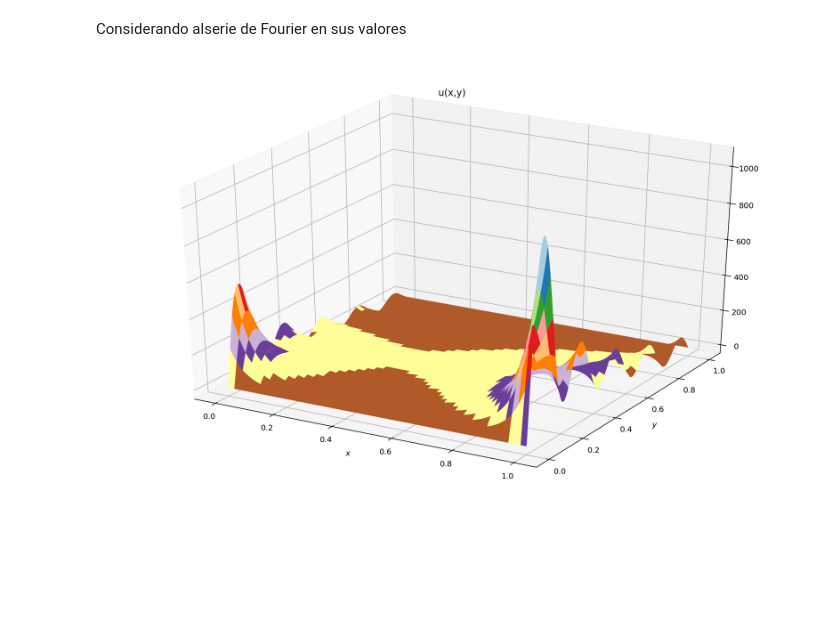
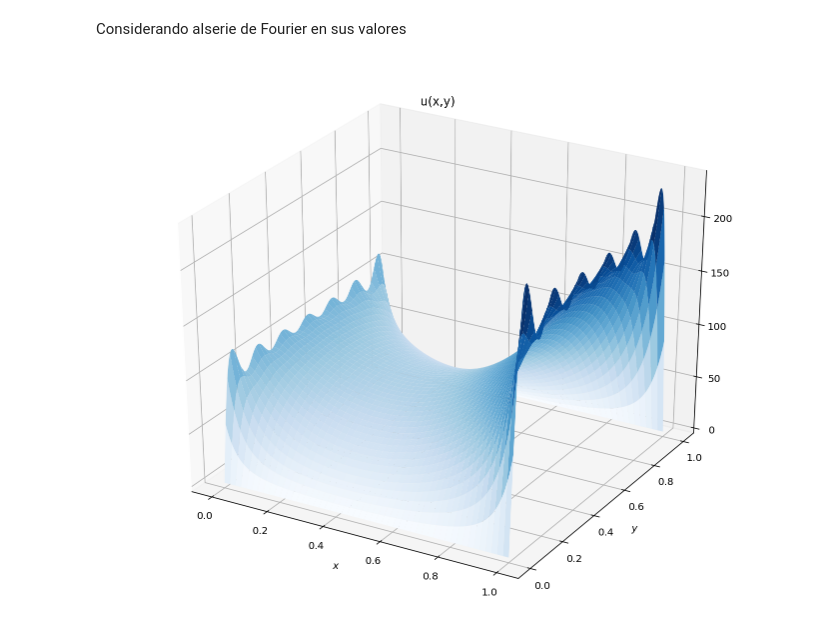
Before and after one commit to Rodrigocid17/Graficas-codigos, a Jupyter notebook: TA2/IncisoaLaplace.ipynb, the cells around one changed output. Saved outputs shown, nothing was run; the diff lists cells and outputs as text; code cells hidden in the pictures; blank space fills up the shorter version.

```diff
--- a/TA2/IncisoaLaplace.ipynb
+++ b/TA2/IncisoaLaplace.ipynb
@@ -28,28 +28,26 @@ y= linspace(0,1,1000)
 Considerando alserie de Fourier en sus valores
 # %%
 def u_x_y(x,y):
-    N = 10
-
+    N = 15
     f = zeros ((len(x),len(y)))
-    for w in range(len(y)):
+    for u in range(len(y)):
         for n in range(1,N):
-          a = (200*(1+(-1)^(n+1)))/(n*pi)
-          b = (200*(1+(-1)^(n+1))*(2-cosh(n*pi)))/((n*pi)*sinh(n*pi))
-          f[:,w] += sin(n*pi*x)*(a*cosh(n*pi*y[w])+b*sinh(n*pi*y[w]))
+          a = (200*(1+(-1)**(n+1)))/(n*pi)
+          b = (200*(1+(-1)**(n+1))*(2-cosh(n*pi)))/((n*pi)*sinh(n*pi))
+          f[:,u] += sin(n*pi*x)*(a*cosh(n*pi*y[u])+b*sinh(n*pi*y[u]))
     return f
 # %%
 from mpl_toolkits.mplot3d import Axes3D
 
-fig = plt.figure(figsize=(16,10))
+fig = plt.figure(figsize=(12,10))
 ax = fig.add_subplot(111, projection="3d")
 
 X,Y = np.meshgrid(x,y)
 
 U = u_x_y(x,y)
 
 plt.xlabel('$x$'); plt.ylabel('$y$');
 plt.title("u(x,y)")
-ax.plot_surface(X, Y, U, cmap="Paired_r"); #Otros colores:"viridis", "inferno", "plasma"
-ax.plot_surface(X, Y, U, cmap="Paired_r"); #Otros colores:"viridis", "inferno", "plasma"
+ax.plot_surface(X, Y, U, cmap="Blues");
 # %% [output]
-[figure, old version]
+[figure, new version]
```
